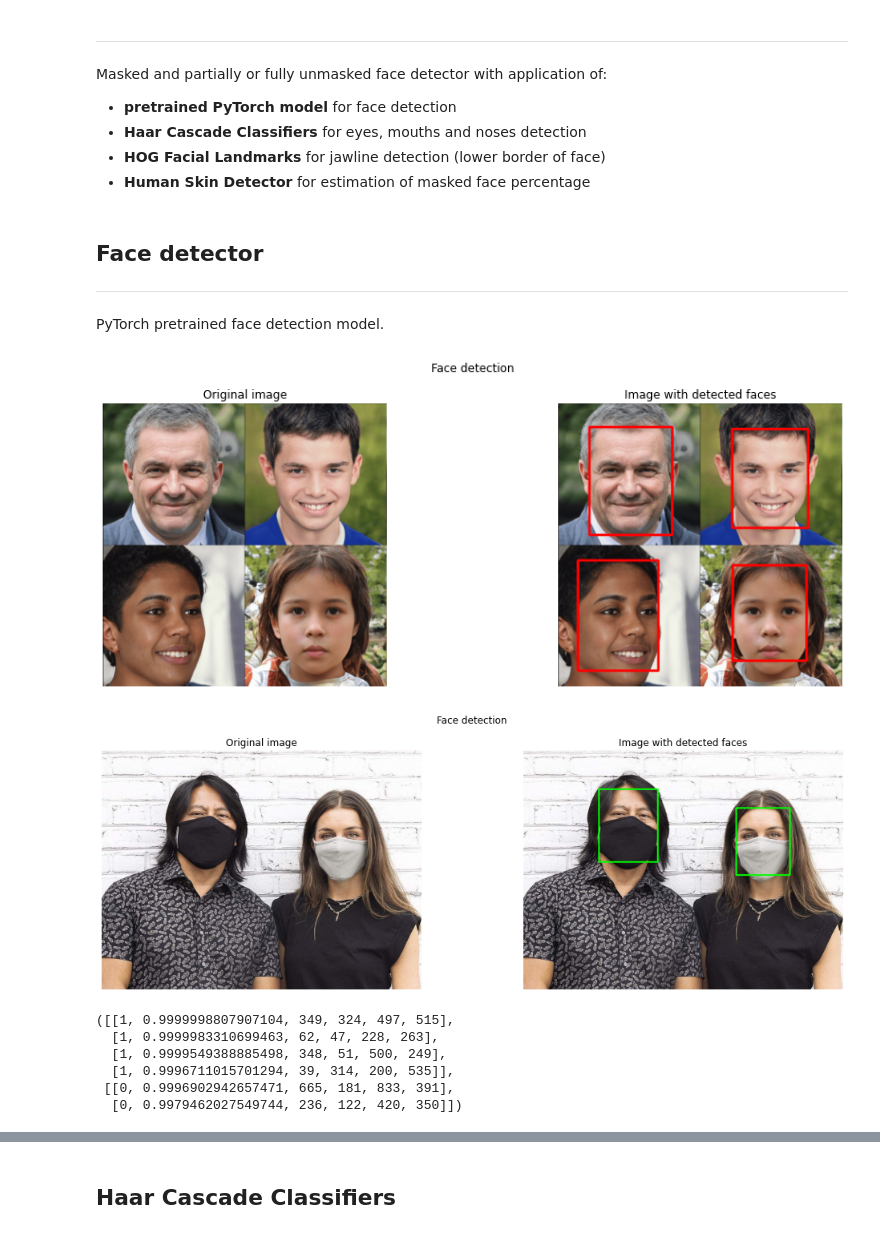
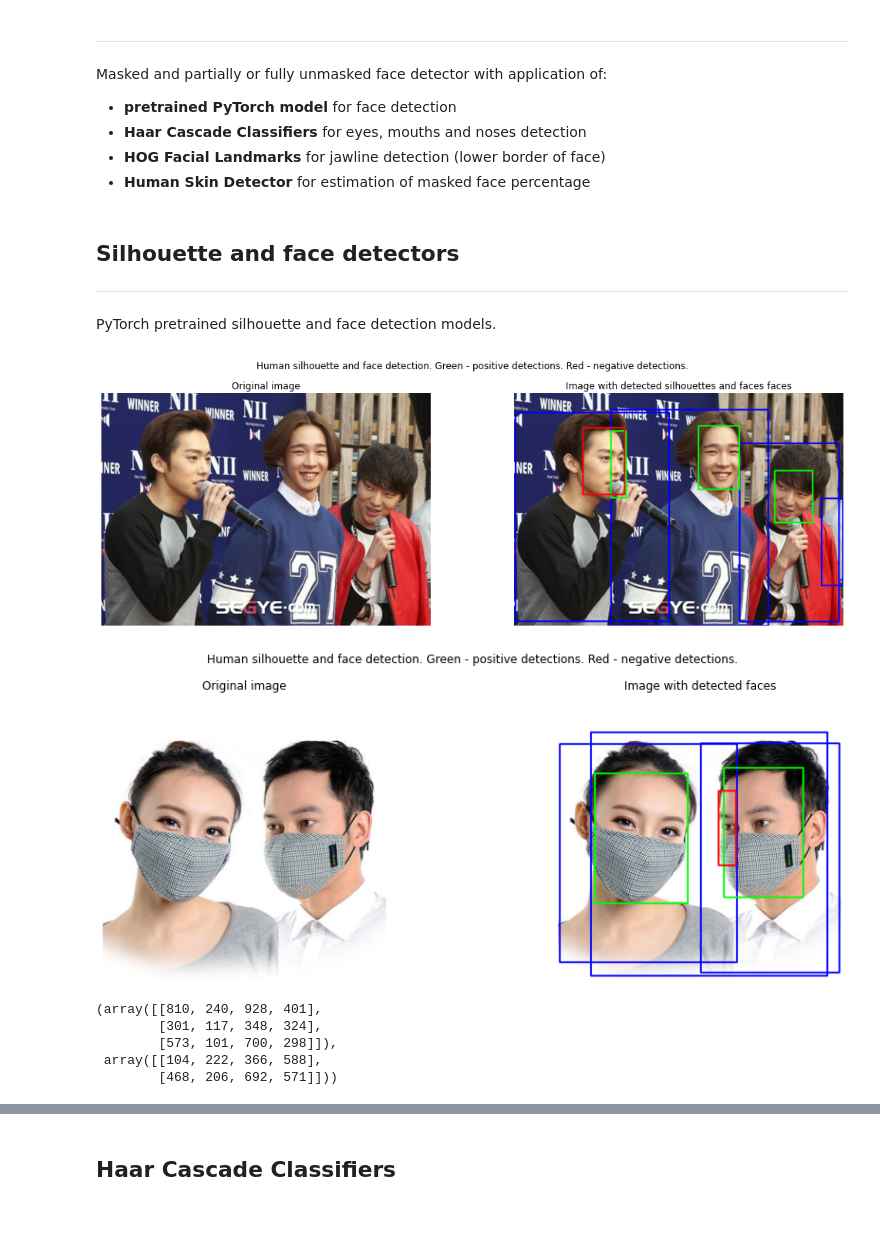
Before and after one commit to kk0walski/MaskedFaceDetector, a Jupyter notebook: MaskedFaceDetector.ipynb, the cells around one changed output, grey strips where cells are left out. Cells and saved outputs as stored; diff of their text form; code cells hidden in the pictures.

```diff
--- a/MaskedFaceDetector.ipynb
+++ b/MaskedFaceDetector.ipynb
@@ -52,29 +34,32 @@ visualize.show_labeled_image(image, boxes, labels)
 # %% [markdown]
-## Face detector
+## Silhouette and face detectors
 ---
-PyTorch pretrained face detection model.
+PyTorch pretrained silhouette and face detection models.
 # %%
-image_unmasked = Image.open('images/faces1.png')
-unmasked_faces_info, unmasked_faces_image = inference(image_unmasked)
+image_unmasked = Image.open('images/unmasked_people1.jpg')
+unmasked_faces_info, _, unmasked_faces_image = detect_human_silhouettes_and_faces(
+    image_unmasked, highlight_neg=True)
 
-image_masked = Image.open('images/masked2.png')
-masked_faces_info, masked_faces_image = inference(image_masked)
+image_masked = Image.open('images/masked_people2.jpg')
+masked_faces_info, _, masked_faces_image = detect_human_silhouettes_and_faces(
+    image_masked, highlight_neg=True)
 # %%
 show_images([image_unmasked, unmasked_faces_image],
-            ['Original image', 'Image with detected faces'], suptitle='Face detection')
+            ['Original image', 'Image with detected silhouettes and faces faces'],
+            suptitle='Human silhouette and face detection. Green - positive detections. Red - negative detections.')
 
 show_images([image_masked, masked_faces_image],
-            ['Original image', 'Image with detected faces'], suptitle='Face detection')
+            ['Original image', 'Image with detected faces'],
+            suptitle='Human silhouette and face detection. Green - positive detections. Red - negative detections.')
 # %% [output]
-[figure, old version]
+[figure, new version]
-[figure, old version]
+[figure, new version]
 # %%
 unmasked_faces_info, masked_faces_info
 # %% [output]
-([[1, 0.9999998807907104, 349, 324, 497, 515],
-  [1, 0.9999983310699463, 62, 47, 228, 263],
-  [1, 0.9999549388885498, 348, 51, 500, 249],
-  [1, 0.9996711015701294, 39, 314, 200, 535]],
- [[0, 0.9996902942657471, 665, 181, 833, 391],
-  [0, 0.9979462027549744, 236, 122, 420, 350]])
+(array([[810, 240, 928, 401],
+        [301, 117, 348, 324],
+        [573, 101, 700, 298]]),
+ array([[104, 222, 366, 588],
+        [468, 206, 692, 571]]))
 # %%
```
Also changed, not shown: parts of 12 cells of this notebook, 8 other files.
